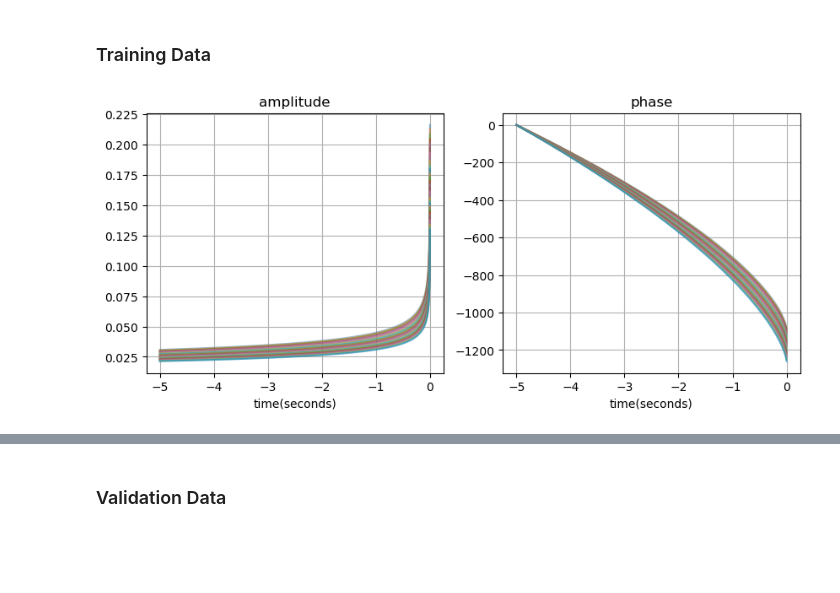
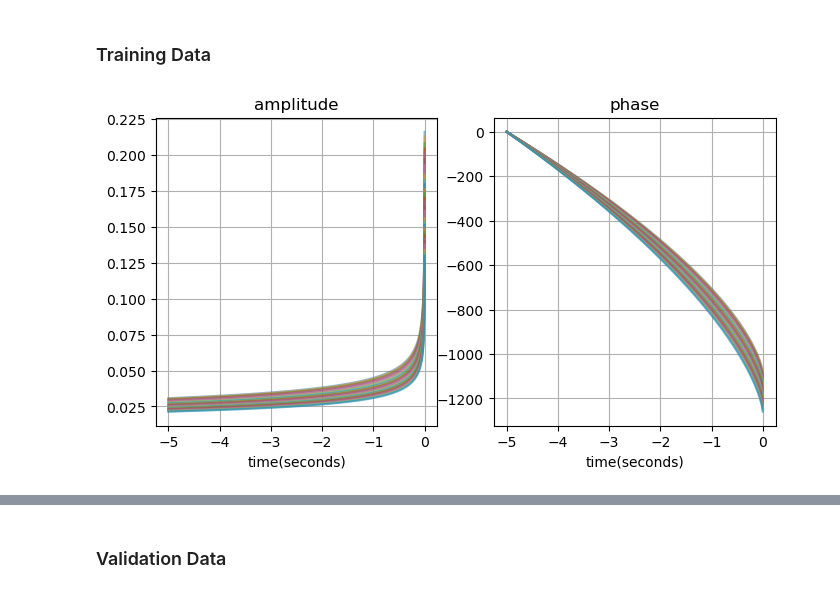
Before and after one commit to a-ravichandran/GW_surrogate_modellin_tutorial, a Jupyter notebook: surrogate4gw.ipynb, the cells around one changed output, grey strips where cells are left out. Drawn from its saved outputs; the diff is of its cells as text; code cells hidden in the pictures; blank space fills up the shorter version.

```diff
--- a/surrogate4gw.ipynb
+++ b/surrogate4gw.ipynb
@@ -99,35 +104,35 @@ distance = 100
 q_ts = np.arange(2.0,5.0+eps,.1) # mass ratio training set
 ts = [] # empty training set list
 
-fig = plt.figure(figsize=[10,4])
+fig = plt.figure(figsize=[8,4])
 axs = fig.subplots(nrows=1, ncols=2)
 
 for q in q_ts:
     # CONVENTION: m1=BH m2=NS
     mass1 = q*M/(1+q)
     mass2 = M/(1+q)
 
     h = wf_wrapper(approximant=approximant, mass1=mass1, mass2=mass2,
                 delta_t=delta_t, f_lower=f_lower,
                 chi1=chi1, chi2=chi2, distance=distance)
     ts.append([q,h])
 
     axs[0].plot(h.sample_times, abs(h.data), alpha=.5)
     axs[0].set_xlabel("time(seconds)")
     axs[0].set_title("amplitude")
     axs[0].grid()
 
     axs[1].plot(h.sample_times, np.unwrap(np.angle(h.data)), alpha=.5)
     axs[1].set_xlabel("time(seconds)")
     axs[1].set_title("phase")
     axs[1].grid()
 
 times = np.array(ts[0][1].sample_times)
 for t in ts:
     l = len(t[1].data)
     l0 = (5/delta_t)
     t[1] = np.array(t[1].data)
     if l>l0:
         t[1] = t[1][:-int(l-l0)]
 # %% [output]
-[figure, old version]
+[figure, new version]
```
Also changed, not shown: parts of 31 cells of this notebook, 1 other file.
